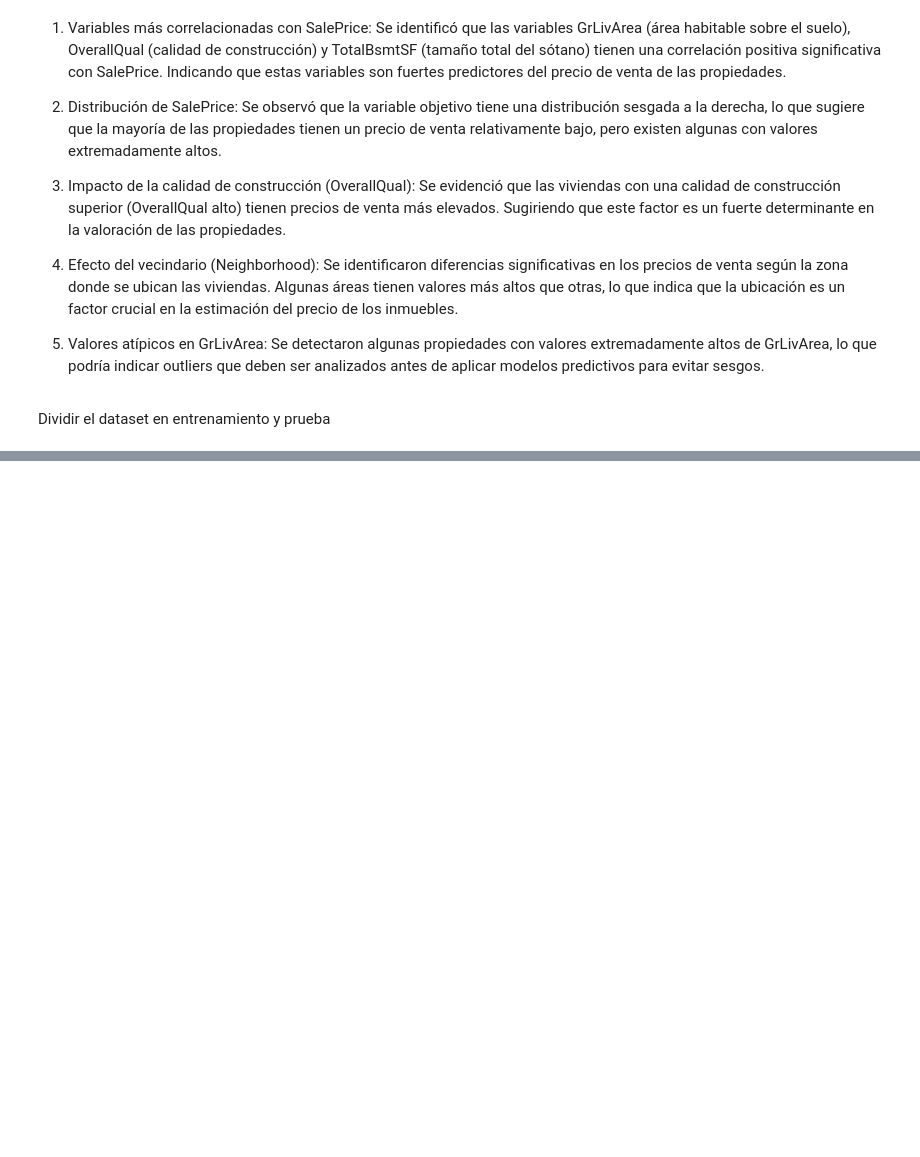
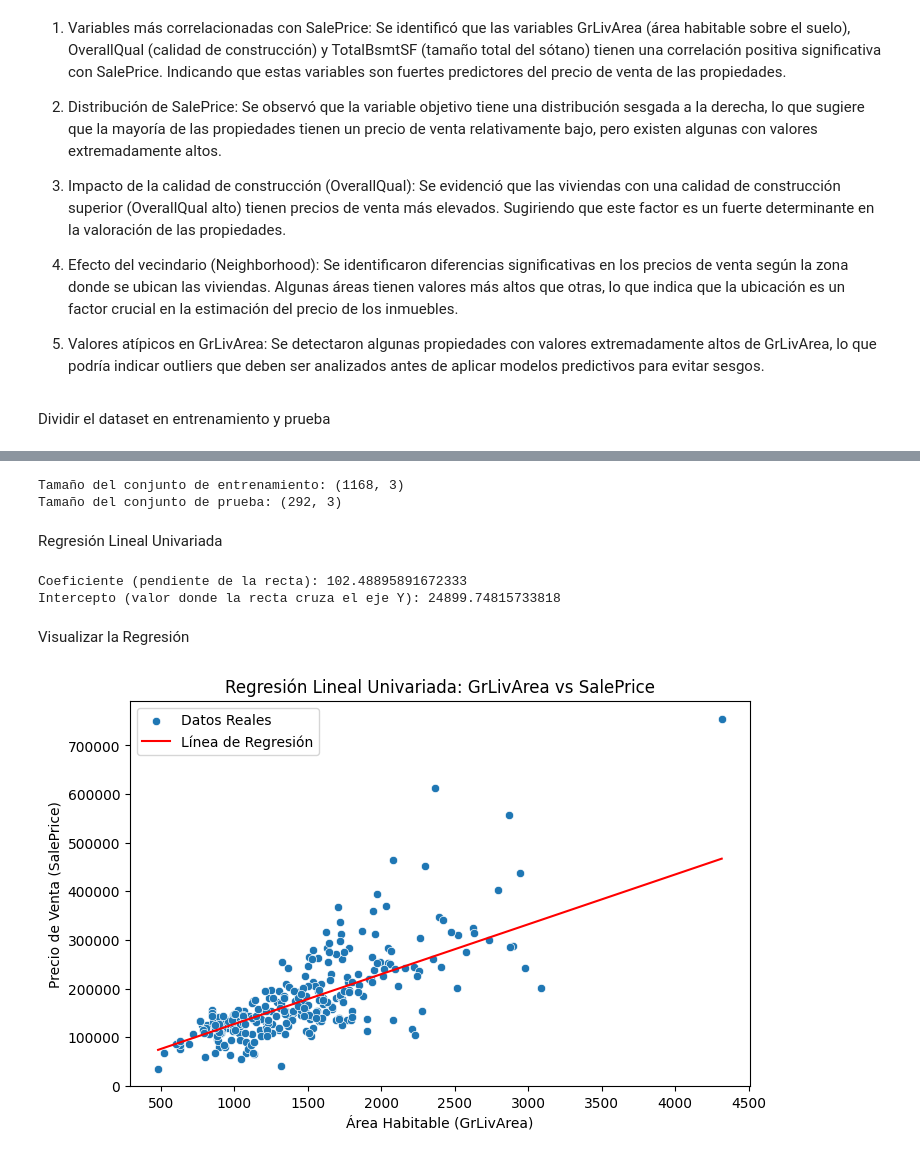
Before and after one commit to vgcarlol/Proy2-Mineria, a Jupyter notebook: main.ipynb, the cells around one changed output, grey strips where cells are left out. Cells and saved outputs as stored; diff of their text form; code cells hidden in the pictures; blank space fills up the shorter version.

Commit message:
Se Aplico Regresion lineal, metricas

```diff
--- a/main.ipynb
+++ b/main.ipynb
@@ -269,24 +253,65 @@ Modelo de regresión lineal univariado
+# %%
+# Paso 1: Importar las librerías necesarias
+import pandas as pd  # Para manejar los datos en un DataFrame
+import numpy as np   # Para cálculos numéricos
+from sklearn.model_selection import train_test_split  # Para dividir los datos
+
+# Paso 2: Cargar el dataset (Asegúrate de que la ruta es correcta)
+df = pd.read_csv("train.csv")
+
+# Paso 3: Elegir las variables que usaremos para predecir
+# La variable objetivo (lo que queremos predecir) es 'SalePrice'
+X = df[['GrLivArea', 'OverallQual', 'TotalBsmtSF']]  # Variables predictoras
+y = df['SalePrice']  # Variable objetivo
+
+# Paso 4: Dividir los datos en 80% entrenamiento y 20% prueba
+X_train, X_test, y_train, y_test = train_test_split(X, y,
+                                                    test_size=0.2,  # 20% prueba
+                                                    random_state=42)  # Asegura que siempre sea igual
+
+# Paso 5: Verificar los tamaños de cada conjunto
+print("Tamaño del conjunto de entrenamiento: " + str(X_train.shape))
+print("Tamaño del conjunto de prueba: " + str(X_test.shape))
+# %% [output]
+Tamaño del conjunto de entrenamiento: (1168, 3)
+Tamaño del conjunto de prueba: (292, 3)
+# %% [markdown]
+Regresión Lineal Univariada
+# %%
+# Paso 1: Importar la librería para la regresión lineal
+from sklearn.linear_model import LinearRegression
+
+# Paso 2: Crear el modelo de regresión lineal
+modelo_uni = LinearRegression()
+
+# Paso 3: Entrenar el modelo usando solo 'GrLivArea'
+X_train_uni = X_train[['GrLivArea']]  # Seleccionamos solo una variable
+modelo_uni.fit(X_train_uni, y_train)
+
+# Paso 4: Hacer predicciones en los datos de prueba
+X_test_uni = X_test[['GrLivArea']]
+y_pred_uni = modelo_uni.predict(X_test_uni)
+
+# Paso 5: Mostrar el coeficiente y el intercepto del modelo
+print("Coeficiente (pendiente de la recta): " + str(modelo_uni.coef_[0]))
+print("Intercepto (valor donde la recta cruza el eje Y): " + str(modelo_uni.intercept_))
+# %% [output]
+Coeficiente (pendiente de la recta): 102.48895891672333
+Intercepto (valor donde la recta cruza el eje Y): 24899.74815733818
+# %% [markdown]
+Visualizar la Regresión
 # %%
-from sklearn.linear_model import LinearRegression
 import matplotlib.pyplot as plt
+import seaborn as sns
 
-# Elegimos una variable predictora (ejemplo: GrLivArea)
-X_train_uni = X_train[['GrLivArea']]
-X_test_uni = X_test[['GrLivArea']]
-
-# Modelo de regresión univariada
-model_uni = LinearRegression()
-model_uni.fit(X_train_uni, y_train)
-
-# Predicciones
-y_pred_uni = model_uni.predict(X_test_uni)
-
-# Visualización del modelo
-plt.figure(figsize=(8, 5))
-plt.scatter(X_test_uni, y_test, color='blue', label="Datos Reales")
-plt.plot(X_test_uni, y_pred_uni, color='red', linewidth=2, label="Predicción")
-plt.xlabel("Área habitable (GrLivArea)")
-plt.ylabel("Precio de Venta")
-plt.title("Regresión Lineal Univariada")
+# Crear el gráfico de dispersión con la línea de regresión
+plt.figure(figsize=(8,5))
+sns.scatterplot(x=X_test_uni['GrLivArea'], y=y_test, label="Datos Reales")
+sns.lineplot(x=X_test_uni['GrLivArea'], y=y_pred_uni, color="red", label="Línea de Regresión")
+plt.xlabel("Área Habitable (GrLivArea)")
+plt.ylabel("Precio de Venta (SalePrice)")
+plt.title("Regresión Lineal Univariada: GrLivArea vs SalePrice")
 plt.legend()
 plt.show()
+# %% [output]
+[figure, added]
```
Also changed, not shown: parts of 5 cells of this notebook.
